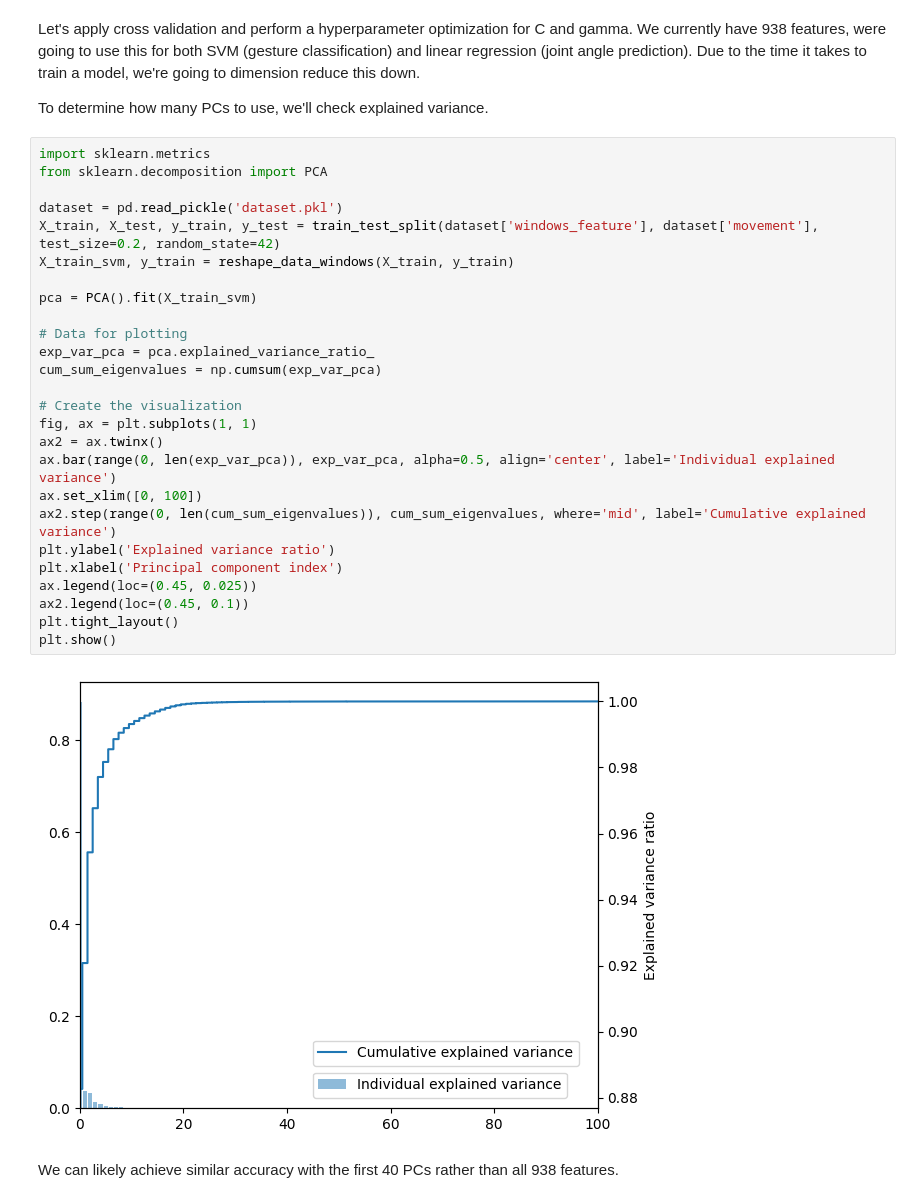
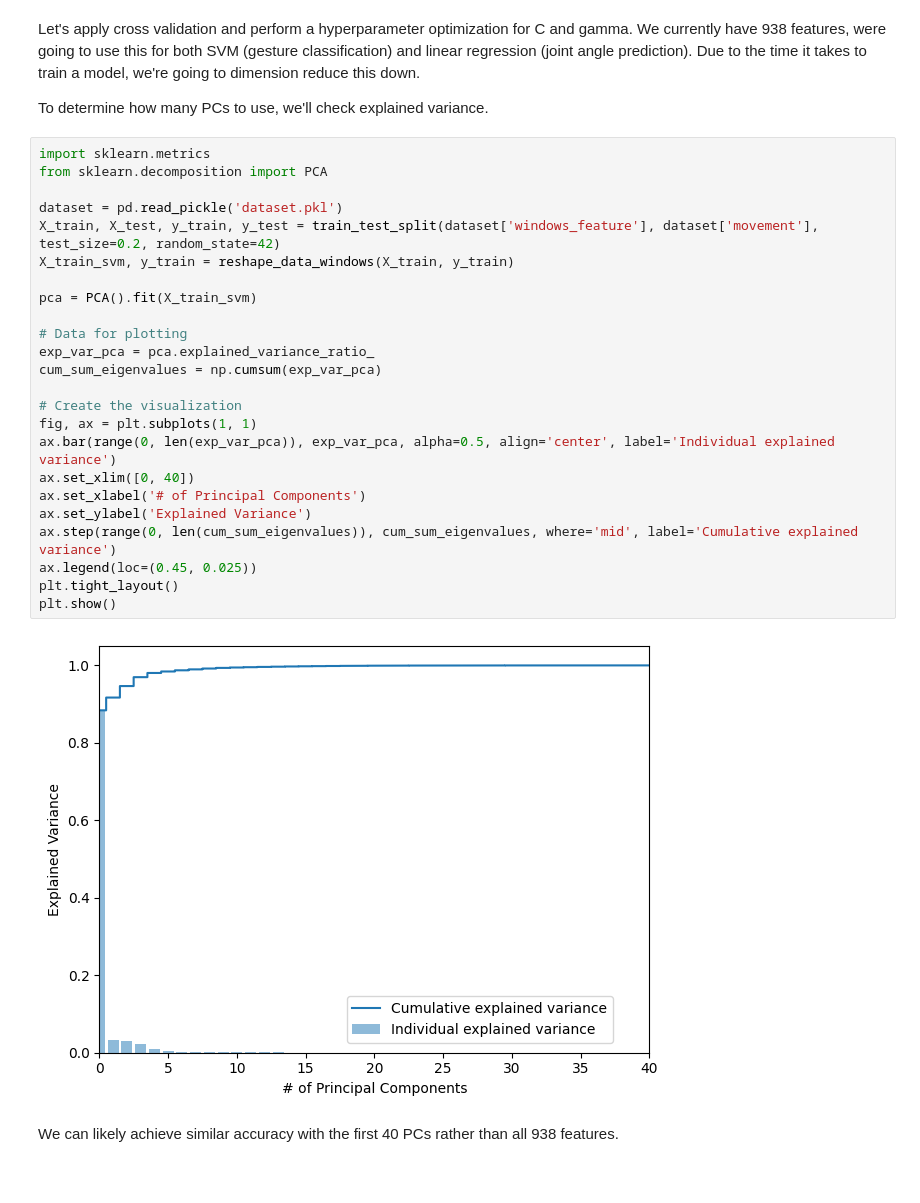
Before and after one commit to ConnorIrvine/Gesture-Recognition, a Jupyter notebook: dataset_cleaning/run_svm.ipynb, the cells around one changed output. Cells and saved outputs as stored; diff of their text form.

```diff
--- a/dataset_cleaning/run_svm.ipynb
+++ b/dataset_cleaning/run_svm.ipynb
@@ -385,31 +409,29 @@ To determine how many PCs to use, we'll check explained variance.
 # %%
 import sklearn.metrics
 from sklearn.decomposition import PCA
 
 dataset = pd.read_pickle('dataset.pkl')
 X_train, X_test, y_train, y_test = train_test_split(dataset['windows_feature'], dataset['movement'], test_size=0.2, random_state=42)
 X_train_svm, y_train = reshape_data_windows(X_train, y_train)
 
 pca = PCA().fit(X_train_svm)
 
 # Data for plotting
 exp_var_pca = pca.explained_variance_ratio_
 cum_sum_eigenvalues = np.cumsum(exp_var_pca)
 
 # Create the visualization
 fig, ax = plt.subplots(1, 1)
-ax2 = ax.twinx()
 ax.bar(range(0, len(exp_var_pca)), exp_var_pca, alpha=0.5, align='center', label='Individual explained variance')
-ax.set_xlim([0, 100])
-ax2.step(range(0, len(cum_sum_eigenvalues)), cum_sum_eigenvalues, where='mid', label='Cumulative explained variance')
-plt.ylabel('Explained variance ratio')
-plt.xlabel('Principal component index')
+ax.set_xlim([0, 40])
+ax.set_xlabel('# of Principal Components')
+ax.set_ylabel('Explained Variance')
+ax.step(range(0, len(cum_sum_eigenvalues)), cum_sum_eigenvalues, where='mid', label='Cumulative explained variance')
 ax.legend(loc=(0.45, 0.025))
-ax2.legend(loc=(0.45, 0.1))
 plt.tight_layout()
 plt.show()
 # %% [output]
-[figure, old version]
+[figure, new version]
 # %% [markdown]
 We can likely achieve similar accuracy with the first 40 PCs rather than all 938 features.
 # %%
```
Also changed, not shown: parts of 13 cells of this notebook, 3 other files.
